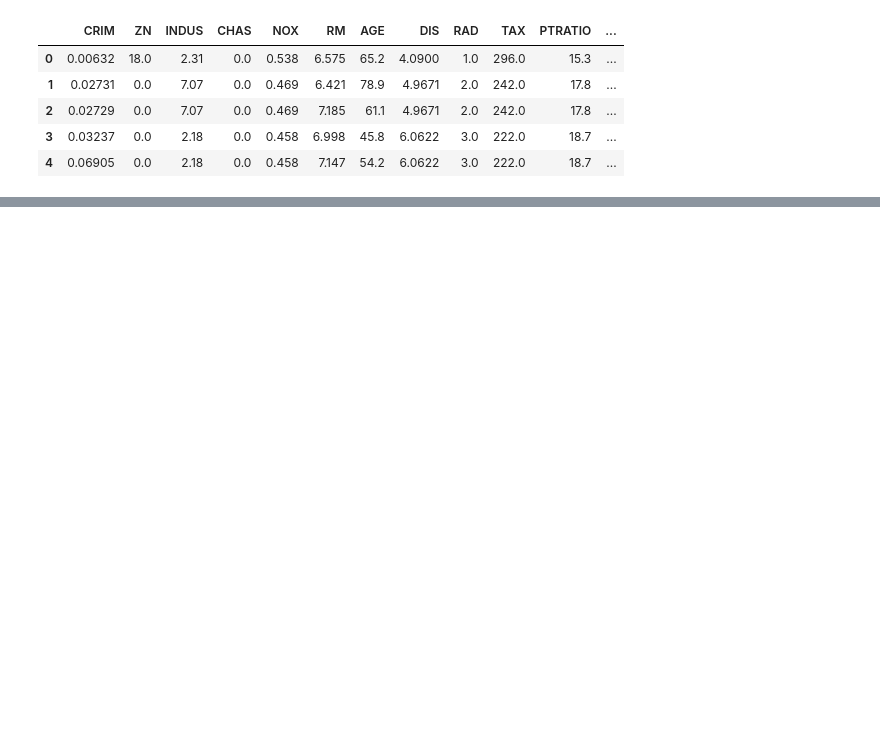
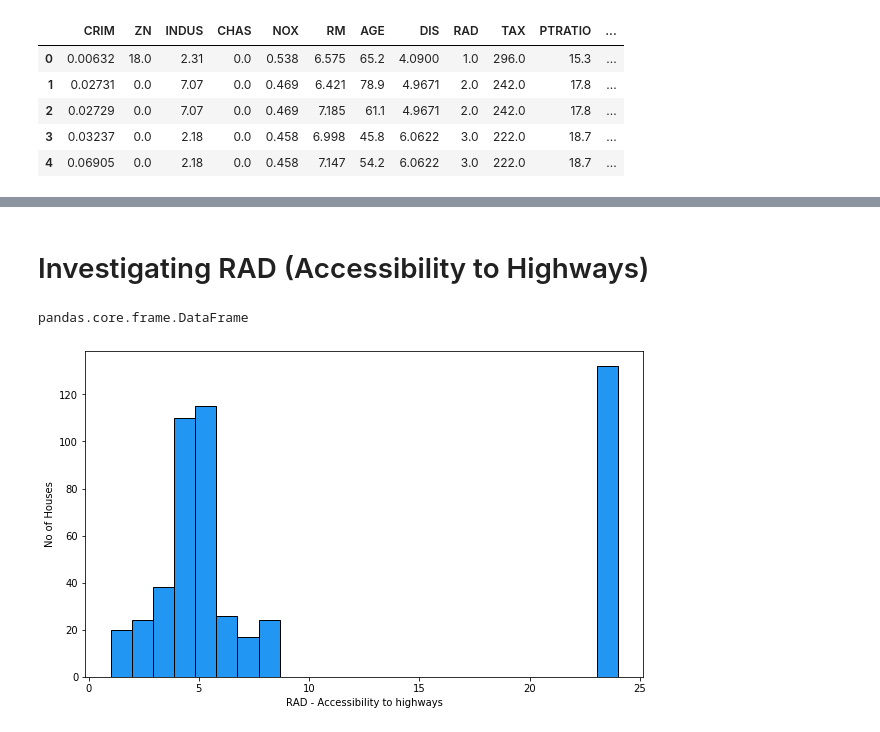
Before and after one commit to gagan1304/BostonHouse, a Jupyter notebook: Learning Boston House Model.ipynb, the cells around one changed output, grey strips where cells are left out. Cells and saved outputs as stored; diff of their text form; code cells hidden in the pictures; blank space fills up the shorter version.

```diff
--- a/Learning Boston House Model.ipynb
+++ b/Learning Boston House Model.ipynb
@@ -59,0 +168,6 @@ data.head()
+# %% [markdown]
+# Investigating RAD (Accessibility to Highways)
+# %%
+type(data)
+# %% [output]
+pandas.core.frame.DataFrame
@@ -59,0 +177,9 @@ data.head()
+# %%
+# histogram of RAD
+plt.figure(figsize=(10,6))
+plt.hist(data['RAD'], bins=24, ec='black', color='#2196f3')
+plt.xlabel('RAD - Accessibility to highways')
+plt.ylabel('No of Houses')
+plt.show()
+# %% [output]
+[figure, added]
```
Also changed, not shown: parts of 27 cells of this notebook.
